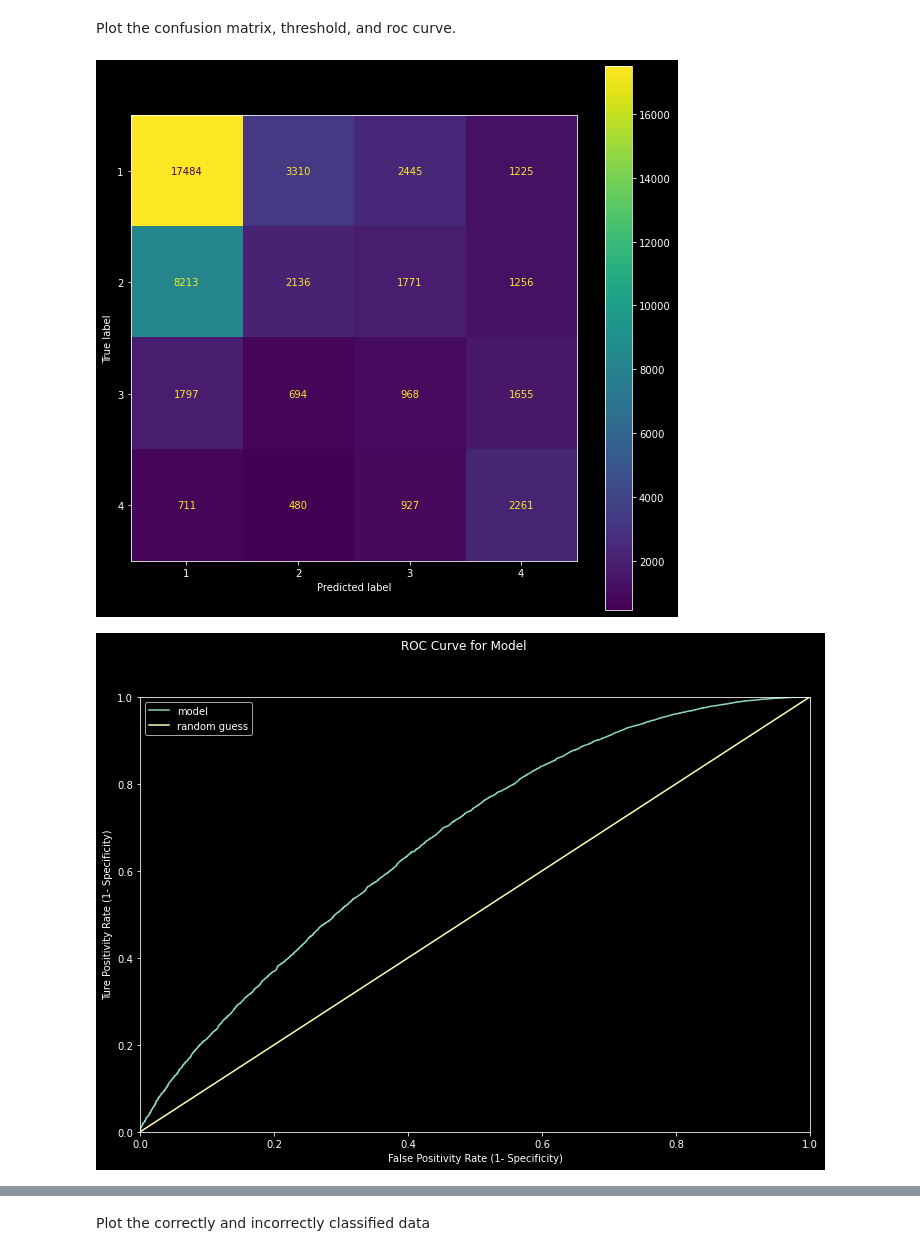
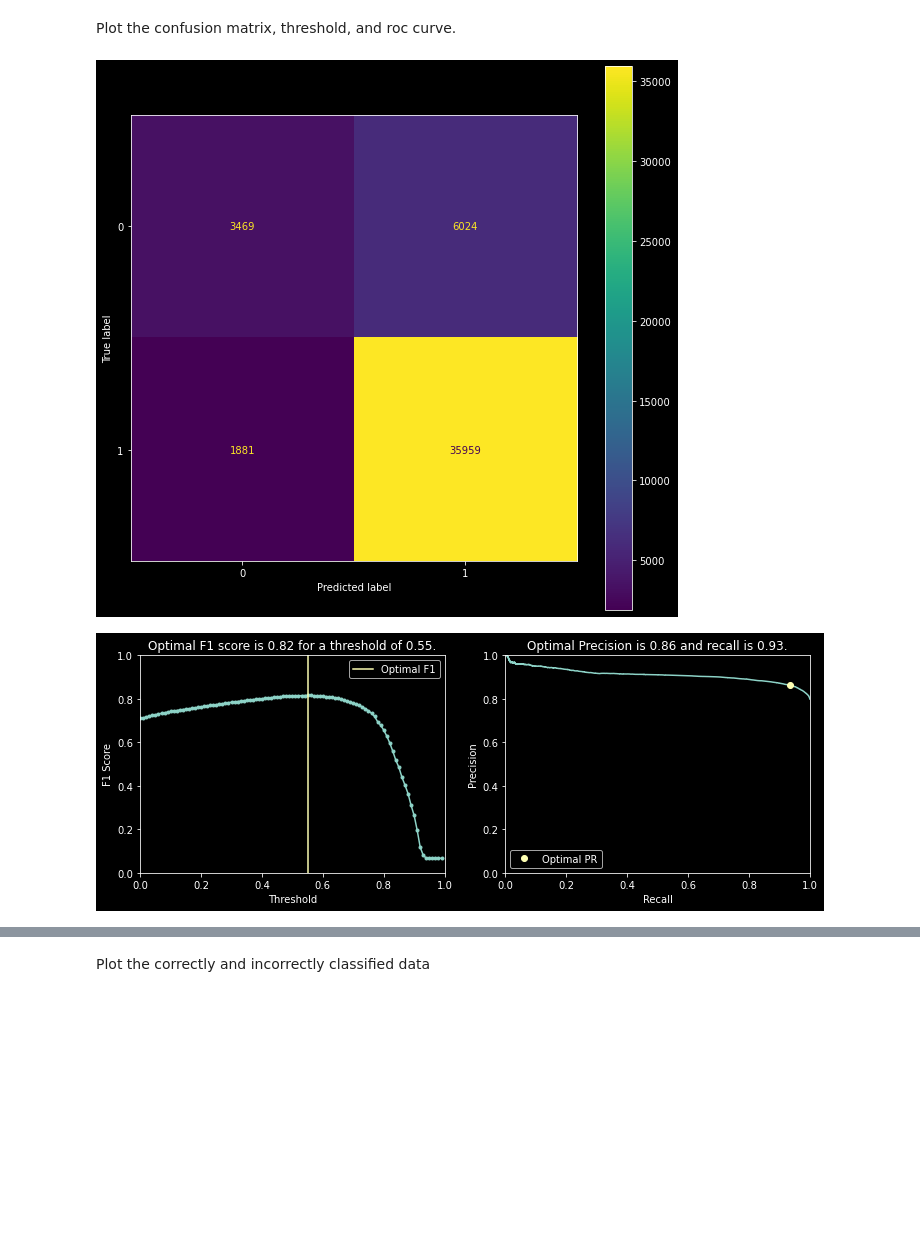
Before and after one commit to KeaganHRankin/Cycle-Classifier, a Jupyter notebook: model/baseline_ysign_model.ipynb, the cells around one changed output, grey strips where cells are left out. Cells and saved outputs as stored; diff of their text form; code cells hidden in the pictures; blank space fills up the shorter version.

Commit message:
work on model and PCA 3/24/2022

```diff
--- a/model/baseline_ysign_model.ipynb
+++ b/model/baseline_ysign_model.ipynb
@@ -30,8 +30,9 @@ y_train_access = train_data['high access']
 X_train = train_data.drop(['LTS','high access'], axis=1)
 # %%
 # Run the feature creation functions from imports
-keep_rows = ['OBJECTID',	'GEO_ID',	'ONE_WAY_DI', 'geometry', 'ysign vehicle', 'ysign ped']
-X_train = ysign_droprows(X_train, keep_rows)
-X_train = ysign_scale(X_train, ['ysign vehicle', 'ysign ped'])
+keep_rows = ['OBJECTID', 'GEO_ID', 'geometry', 'ysign vehicle', 'ysign ped']
+X_train = droprows(X_train, keep_rows)
+X_train = add_regions(X_train, 2, 4)
+X_train = scale_and_dummy(X_train, ['ysign vehicle', 'ysign ped'], ['x_region', 'y_region'])
 X_train.head()
 # %% [output]
@@ -49,6 +54,8 @@ model_svm = svm.SVC()
 model_rf = RandomForestClassifier()
 # %% [markdown]
 Select Features: use selectKbest or a built in selector in regularization or random forest
+# %%
+features = X_train.columns.values[3:]
 # %% [markdown]
 Fit a basic model
 # %% [markdown]
@@ -73,7 +80,7 @@ r_search_log = RandomizedSearchCV(estimator=model_log,
                                   cv=cv,
                                  )
 
-r_search_log.fit(X_train[['ysign vehicle']], y_train_lts)
+r_search_log.fit(X_train[features], y_train_access)
 # %% [output]
 RandomizedSearchCV(cv=StratifiedKFold(n_splits=10, random_state=None, shuffle=False),
                    estimator=LogisticRegression(), n_iter=200,
@@ -91,8 +98,8 @@ best estimator:  LogisticRegression(C=0.1628828044322085, class_weight='balanced
 # %%
-model_baseline = LogisticRegression(C=0.16, class_weight='balanced')
-model_baseline.fit(X_train[['ysign vehicle']], y_train_lts)
+model_baseline = LogisticRegression(C=0.0018, fit_intercept=False)
+model_baseline.fit(X_train[features], y_train_access)
 
-y_pred = model_baseline.predict(X_train[['ysign vehicle']])
+y_pred = model_baseline.predict(X_train[features])
 # %% [markdown]
 ### Evaluate the Baseline model
 
@@ -141,14 +148,14 @@ Plot the confusion matrix, threshold, and roc curve.
 # %%
 # Confusion matrix
 f, ax = plt.subplots(figsize=(10, 10))
-plot_confusion_matrix(model_baseline, X_train[['ysign vehicle']], y_train_lts, ax=ax)
+plot_confusion_matrix(model_baseline, X_train[features], y_train_access, ax=ax)
 ax.grid(False)
 
 #Weighted F1 score with optimal threshold if relevant
-#plot_f1_threshold(X_train[['ysign vehicle']], y_train_lts, model_baseline)
+plot_f1_threshold(X_train[features], y_train_access, model_baseline)
 
 #roc curve
-plot_roc(y_train_lts, model_baseline.predict_proba(X_train[['ysign vehicle']]))
+plot_roc(y_train_lts, model_baseline.predict_proba(X_train[features]))
 # %% [output]
-[figure, old version]
+[figure, new version]
-[figure, old version]
+[figure, new version]
```
Also changed, not shown: parts of 5 cells of this notebook, 1 other file.
